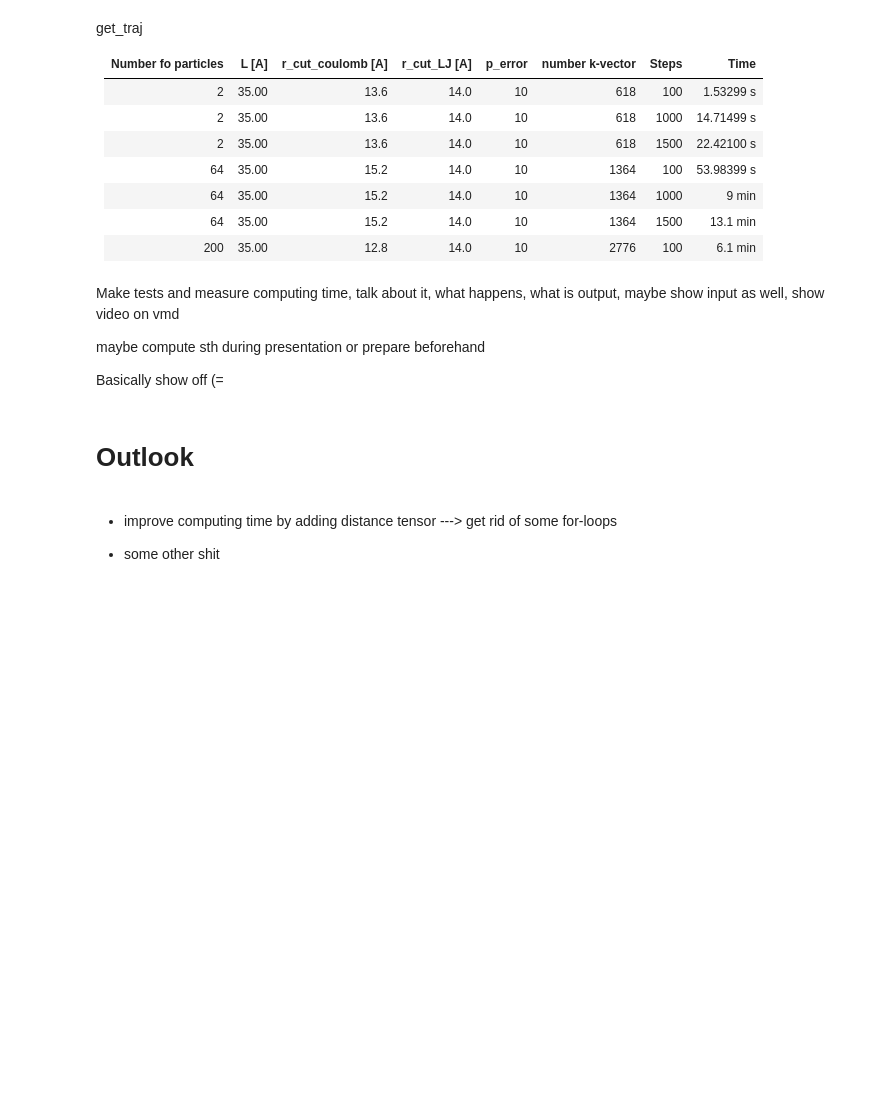
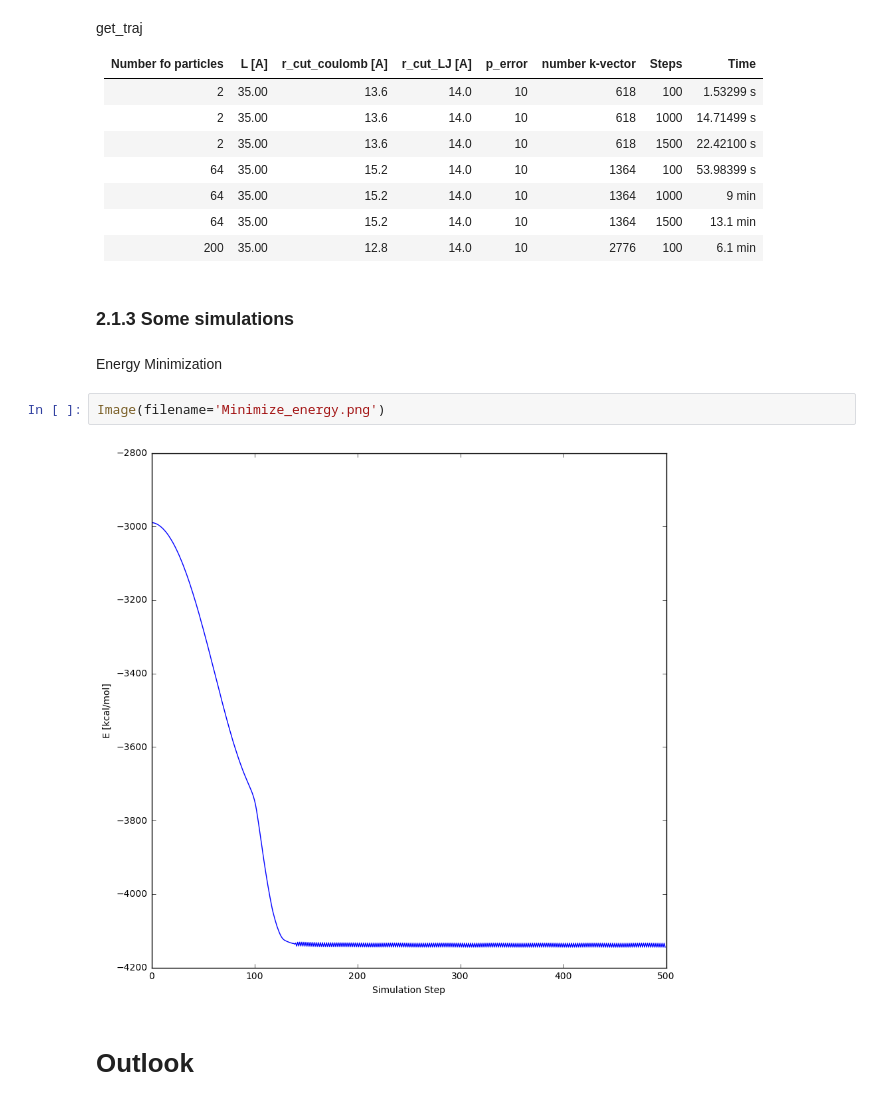
Before and after one commit to mannimaster/compsci-proj-md, a Jupyter notebook: md/presentation.ipynb, the cells around one changed output. Saved outputs shown, nothing was run; the diff lists cells and outputs as text; blank space fills up the shorter version.

Commit message:
Added energy minimization picture

```diff
--- a/md/presentation.ipynb
+++ b/md/presentation.ipynb
@@ -758,15 +756,13 @@ get_traj
   64| 35.00 | 15.2 | 14.0 | 10 | 1364 | 1000 | 9 min
   64| 35.00 | 15.2 | 14.0 | 10 | 1364 | 1500 | 13.1 min
   200 | 35.00 | 12.8 | 14.0 | 10 | 2776 | 100 | 6.1 min
-# %% [markdown]
-Make tests and measure computing time, talk about it, what happens, what is output, maybe show input as well, show video on vmd
-
-maybe compute sth during presentation or prepare beforehand
-
-Basically show off (=
+# %% [markdown]
+### 2.1.3 Some simulations
+# %% [markdown]
+Energy Minimization
+# %%
+Image(filename='Minimize_energy.png')
+# %% [output]
+[figure, added]
 # %% [markdown]
 # Outlook
-# %% [markdown]
-- improve computing time by adding distance tensor ---> get rid of some for-loops
-
-- some other shit
```
Also changed, not shown: parts of 2 cells of this notebook, 1 other file.
